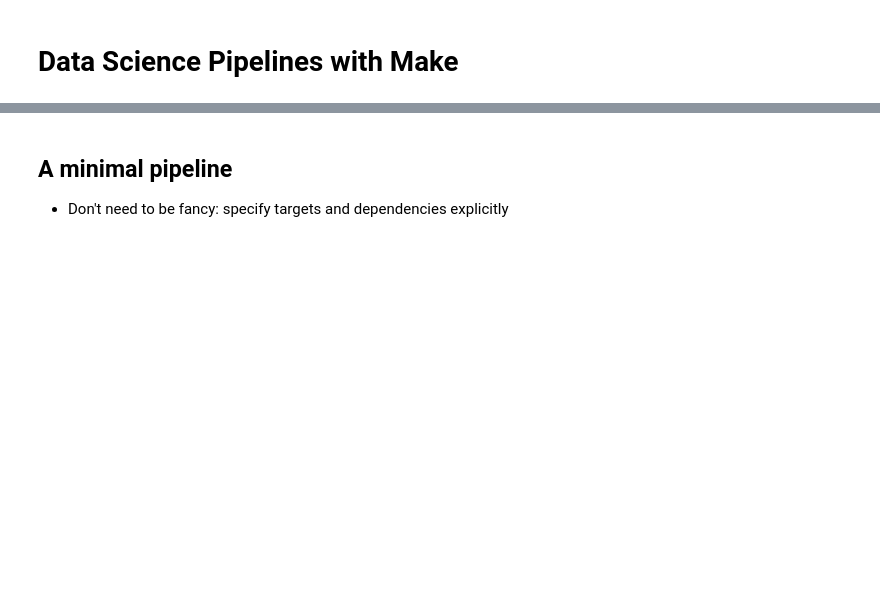
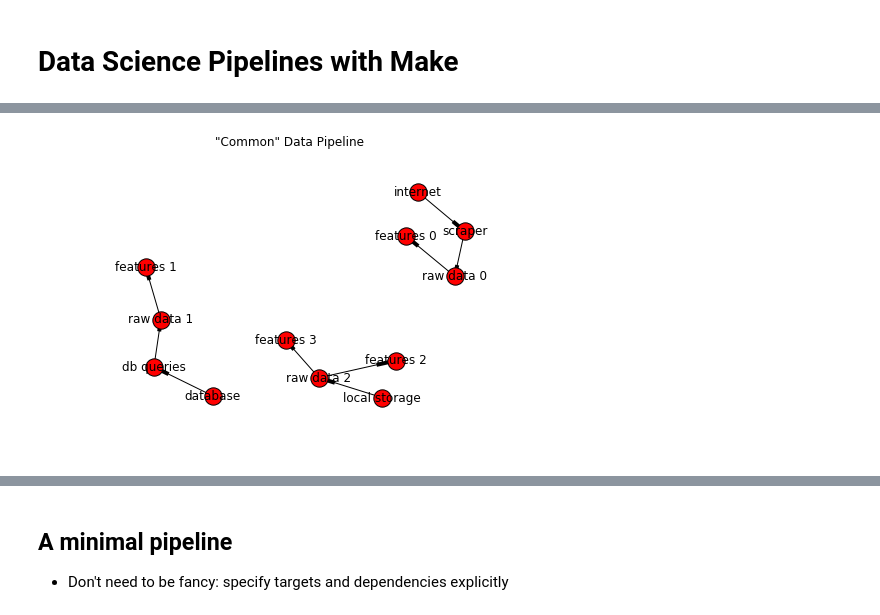
Before and after one commit to dmarx/make_for_datascience, a Jupyter notebook: presentation/presentation.ipynb, the cells around one changed output, grey strips where cells are left out. Drawn from its saved outputs; the diff is of its cells as text; code cells hidden in the pictures; blank space fills up the shorter version.

Commit message:
Added graphs for generic pipeline, some additional copy

```diff
--- a/presentation/presentation.ipynb
+++ b/presentation/presentation.ipynb
@@ -316,0 +372,11 @@ SECOND cares
+# %%
+g = nx.DiGraph()
+g.add_edges_from(common)
+
+np.random.seed(111)
+pos = nx.spring_layout(g,k=0.2, iterations = 20)
+nx.draw(g, pos=pos, with_labels='true')
+plt.title('"Common" Data Pipeline')
+plt.show()
+# %% [output]
+[figure, added]
```
Also changed, not shown: parts of 9 cells of this notebook, 1 other file.
